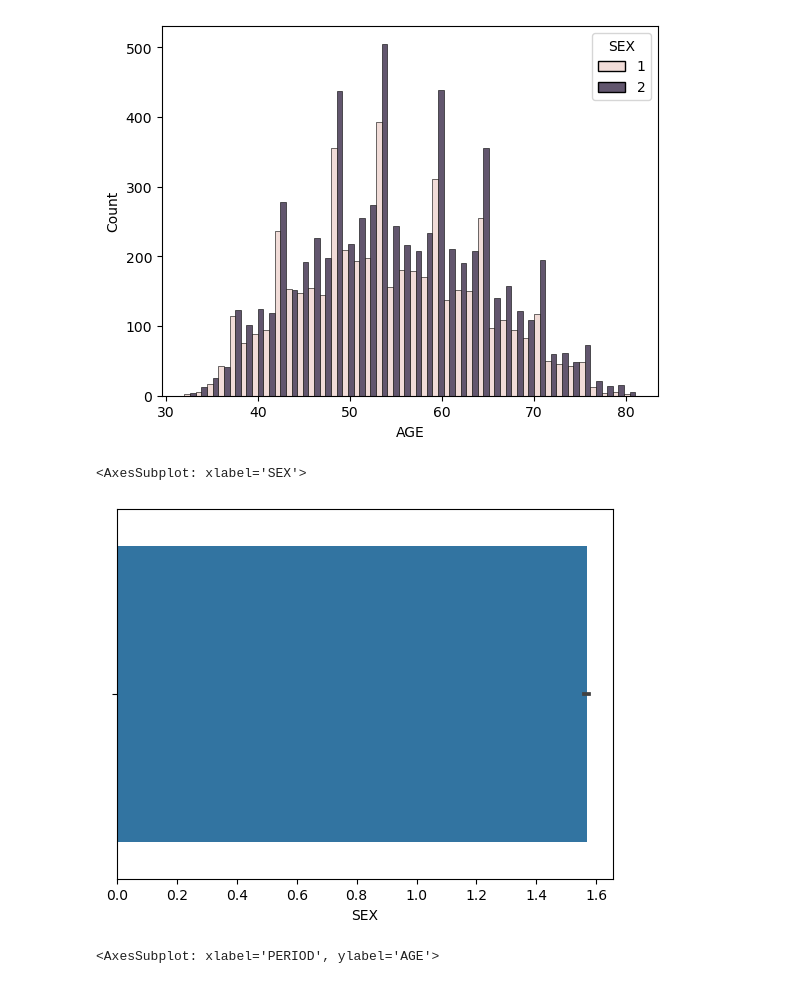
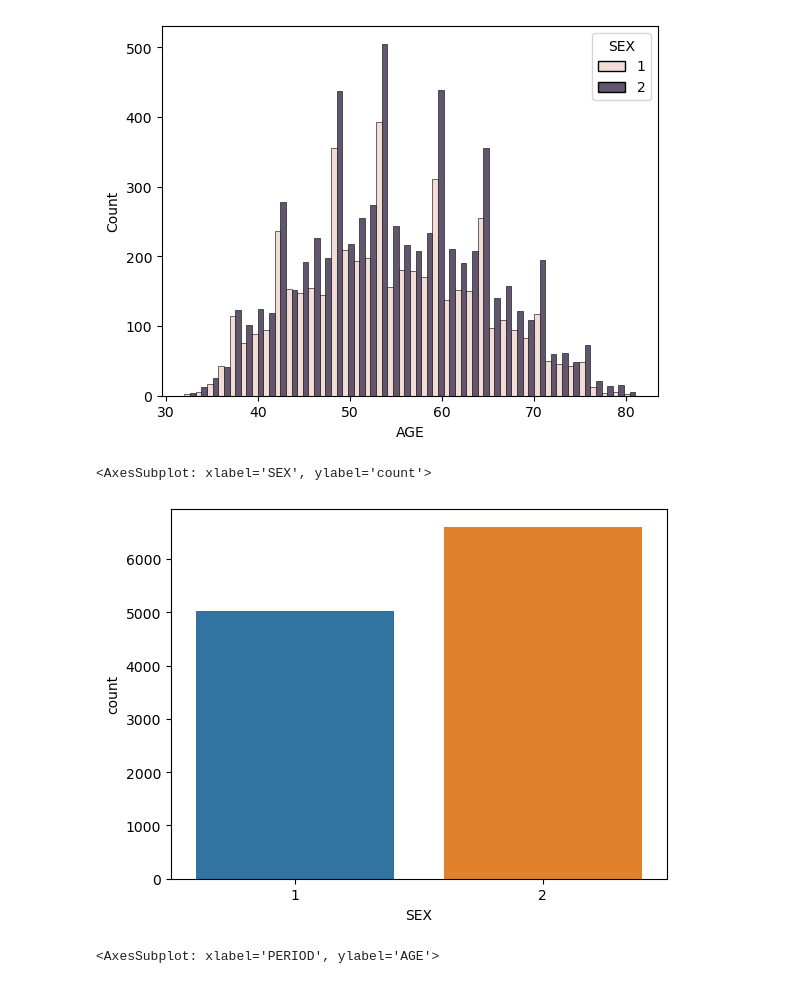
Before and after one commit to jmclaughlin0/DataScienceHeartProject, a Jupyter notebook: InitalDataVisualisation.ipynb, the cells around one changed output. Cells and saved outputs as stored; diff of their text form; code cells hidden in the pictures.

Commit message:
Data clean and random forest models added

```diff
--- a/InitalDataVisualisation.ipynb
+++ b/InitalDataVisualisation.ipynb
@@ -66,10 +66,10 @@ sns.histplot(x= df['AGE'], hue=df['SEX'], multiple="dodge")
 [figure]
 # %%
 # It is important to see the number of Men and Women in the trial and their realtive proportions.
-sns.barplot(data=df, x = 'SEX')
+sns.countplot(data=df, x = 'SEX')
 # %% [output]
-<AxesSubplot: xlabel='SEX'>
+<AxesSubplot: xlabel='SEX', ylabel='count'>
-[figure, old version]
+[figure, new version]
 # %%
 sns.violinplot(data=df, x = 'PERIOD', y = "AGE", hue = "SEX", split = True)
 # %% [output]
```
Also changed, not shown: 3 other files.
